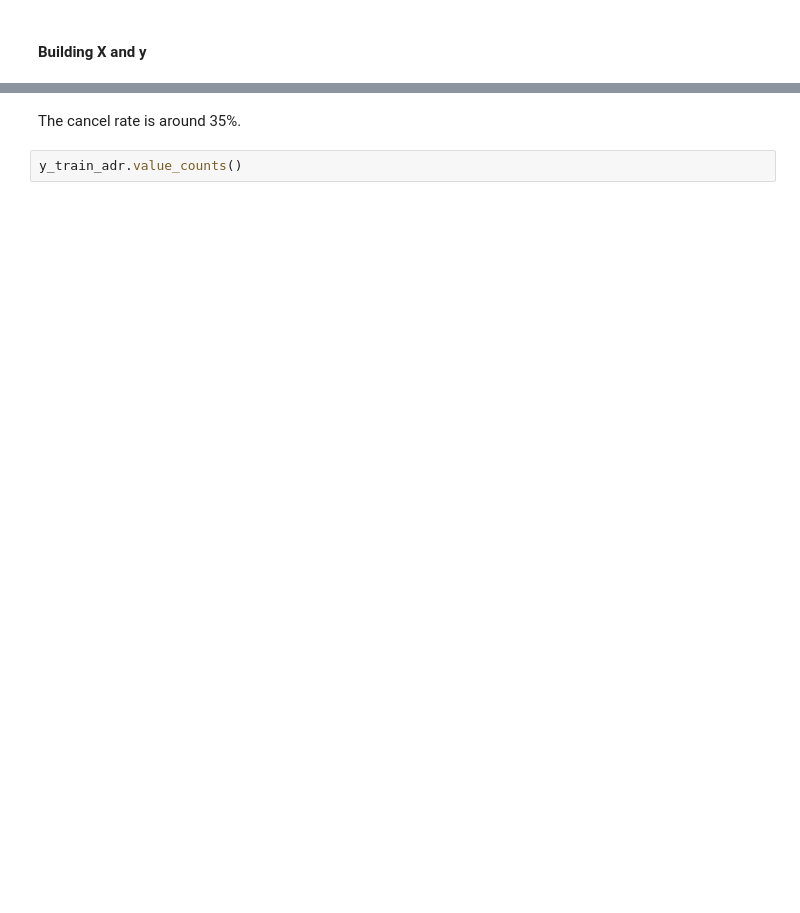
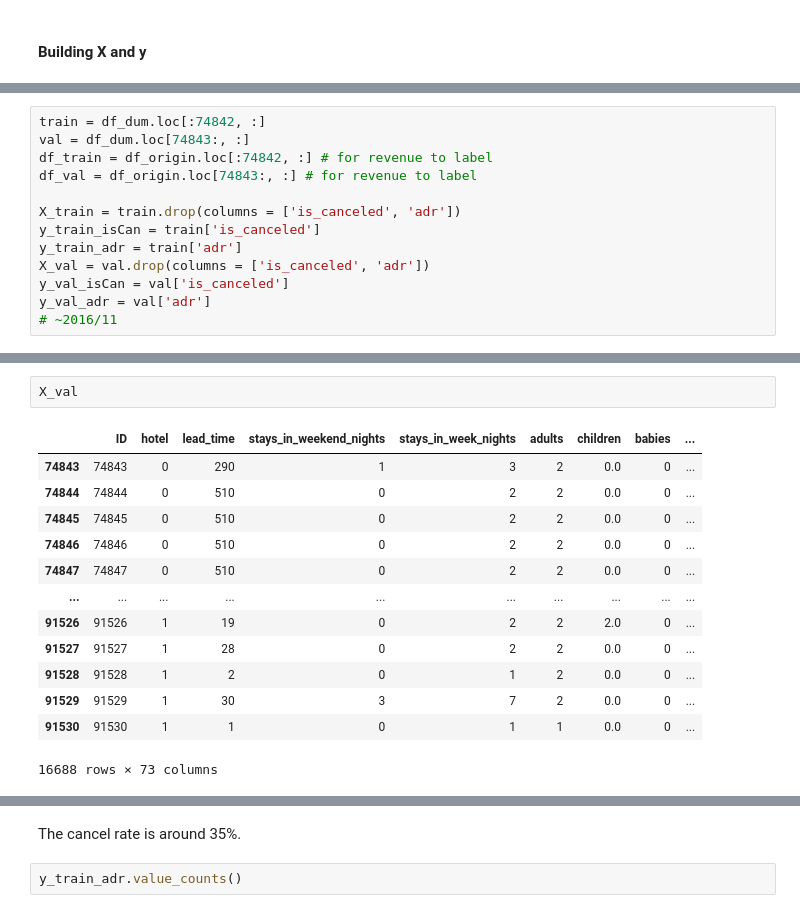
Before and after one commit to PJL-Emily/hotel_demand_prediction, a Jupyter notebook: hotel_demand.ipynb, the cells around one changed output, grey strips where cells are left out. Saved outputs shown, nothing was run; the diff lists cells and outputs as text; blank space fills up the shorter version.

```diff
--- a/hotel_demand.ipynb
+++ b/hotel_demand.ipynb
@@ -204,0 +472,13 @@ y_train_adr = df.adr
+# %%
+train = df_dum.loc[:74842, :]
+val = df_dum.loc[74843:, :]
+df_train = df_origin.loc[:74842, :] # for revenue to label
+df_val = df_origin.loc[74843:, :] # for revenue to label
+
+X_train = train.drop(columns = ['is_canceled', 'adr'])
+y_train_isCan = train['is_canceled']
+y_train_adr = train['adr']
+X_val = val.drop(columns = ['is_canceled', 'adr'])
+y_val_isCan = val['is_canceled']
+y_val_adr = val['adr']
+# ~2016/11
@@ -205,3 +501,19 @@ y_train_adr = df.adr
+# %%
+X_val
+# %% [output]
+|  | ID | hotel | lead_time | stays_in_weekend_nights | stays_in_week_nights | adults | children | babies | ... |
+| 74843 | 74843 | 0 | 290 | 1 | 3 | 2 | 0.0 | 0 | ... |
+| 74844 | 74844 | 0 | 510 | 0 | 2 | 2 | 0.0 | 0 | ... |
+| 74845 | 74845 | 0 | 510 | 0 | 2 | 2 | 0.0 | 0 | ... |
+| 74846 | 74846 | 0 | 510 | 0 | 2 | 2 | 0.0 | 0 | ... |
+| 74847 | 74847 | 0 | 510 | 0 | 2 | 2 | 0.0 | 0 | ... |
+| ... | ... | ... | ... | ... | ... | ... | ... | ... | ... |
+| 91526 | 91526 | 1 | 19 | 0 | 2 | 2 | 2.0 | 0 | ... |
+| 91527 | 91527 | 1 | 28 | 0 | 2 | 2 | 0.0 | 0 | ... |
+| 91528 | 91528 | 1 | 2 | 0 | 1 | 2 | 0.0 | 0 | ... |
+| 91529 | 91529 | 1 | 30 | 3 | 7 | 2 | 0.0 | 0 | ... |
+| 91530 | 91530 | 1 | 1 | 0 | 1 | 1 | 0.0 | 0 | ... |
+16688 rows × 73 columns
 # %%
 y_train_isCan.value_counts(normalize=True)
 # %% [output]
```
Also changed, not shown: parts of 149 cells of this notebook.
